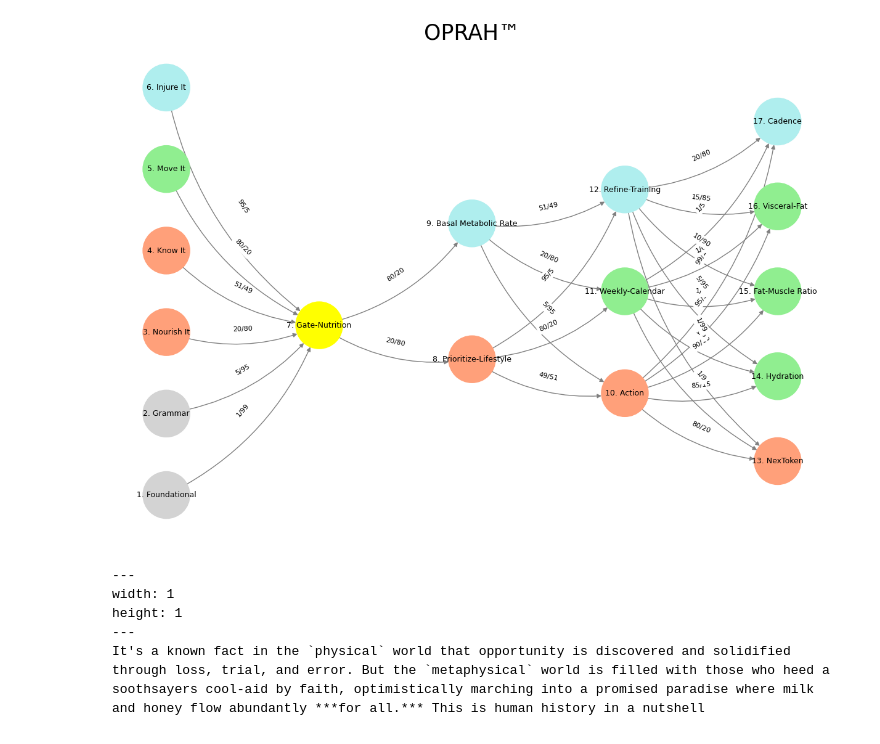
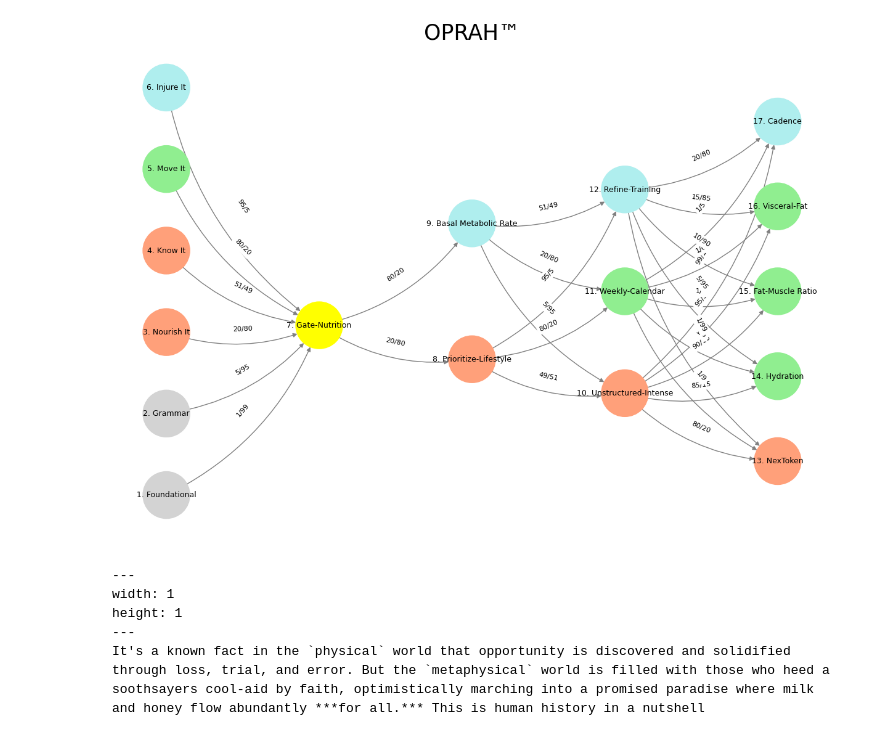
Before and after one commit to abikesa/valuechain, a Jupyter notebook: kitabo/ensi/_build/jupyter_execute/act2/chapter2.ipynb, the cells around one changed output. Cells and saved outputs as stored; diff of their text form; code cells hidden in the pictures.

````diff
--- a/kitabo/ensi/_build/jupyter_execute/act2/chapter2.ipynb
+++ b/kitabo/ensi/_build/jupyter_execute/act2/chapter2.ipynb
@@ -48,7 +48,7 @@ def define_layers():
         'Suis': ['Foundational', 'Grammar', 'Nourish It', 'Know It', "Move It", 'Injure It'],  # Static
         'Voir': ['Gate-Nutrition'],
         'Choisis': ['Prioritize-Lifestyle', 'Basal Metabolic Rate'],
-        'Deviens': ['Action', 'Weekly-Calendar', 'Refine-Training'],
+        'Deviens': ['Unstructured-Intense', 'Weekly-Calendar', 'Refine-Training'],
         "M'èléve": ['NexToken', 'Hydration', 'Fat-Muscle Ratio', 'Visceral-Fat', 'Cadence']
     }
 
@@ -58,7 +58,7 @@ def assign_colors():
         'yellow': ['Gate-Nutrition'],
         'paleturquoise': ['Injure It', 'Basal Metabolic Rate', 'Refine-Training', 'Cadence'],
         'lightgreen': ["Move It", 'Weekly-Calendar', 'Hydration', 'Visceral-Fat', 'Fat-Muscle Ratio'],
-        'lightsalmon': ['Nourish It', 'Know It', 'Prioritize-Lifestyle', 'Action', 'NexToken'],
+        'lightsalmon': ['Nourish It', 'Know It', 'Prioritize-Lifestyle', 'Unstructured-Intense', 'NexToken'],
     }
     return {node: color for color, nodes in color_map.items() for node in nodes}
 
@@ -73,17 +73,17 @@ def define_edges():
         ('Injure It', 'Gate-Nutrition'): '95/5',
         ('Gate-Nutrition', 'Prioritize-Lifestyle'): '20/80',
         ('Gate-Nutrition', 'Basal Metabolic Rate'): '80/20',
-        ('Prioritize-Lifestyle', 'Action'): '49/51',
+        ('Prioritize-Lifestyle', 'Unstructured-Intense'): '49/51',
         ('Prioritize-Lifestyle', 'Weekly-Calendar'): '80/20',
         ('Prioritize-Lifestyle', 'Refine-Training'): '95/5',
-        ('Basal Metabolic Rate', 'Action'): '5/95',
+        ('Basal Metabolic Rate', 'Unstructured-Intense'): '5/95',
         ('Basal Metabolic Rate', 'Weekly-Calendar'): '20/80',
         ('Basal Metabolic Rate', 'Refine-Training'): '51/49',
-        ('Action', 'NexToken'): '80/20',
-        ('Action', 'Hydration'): '85/15',
-        ('Action', 'Fat-Muscle Ratio'): '90/10',
-        ('Action', 'Visceral-Fat'): '95/5',
-        ('Action', 'Cadence'): '99/1',
+        ('Unstructured-Intense', 'NexToken'): '80/20',
+        ('Unstructured-Intense', 'Hydration'): '85/15',
+        ('Unstructured-Intense', 'Fat-Muscle Ratio'): '90/10',
+        ('Unstructured-Intense', 'Visceral-Fat'): '95/5',
+        ('Unstructured-Intense', 'Cadence'): '99/1',
         ('Weekly-Calendar', 'NexToken'): '1/9',
         ('Weekly-Calendar', 'Hydration'): '1/8',
         ('Weekly-Calendar', 'Fat-Muscle Ratio'): '1/7',
@@ -122,34 +122,34 @@ def visualize_nn():
     for i, (layer_name, nodes) in enumerate(layers.items()):
         positions = calculate_positions(nodes, x_offset=i * 2)
         for node, position in zip(nodes, positions):
             new_node = mapping[node]
             G.add_node(new_node, layer=layer_name)
             pos[new_node] = position
             node_colors.append(colors.get(node, 'lightgray'))
 
     # Add edges with updated node labels
     for (source, target), weight in edges.items():
         if source in mapping and target in mapping:
             new_source = mapping[source]
             new_target = mapping[target]
             G.add_edge(new_source, new_target, weight=weight)
 
     # Draw the graph
     plt.figure(figsize=(12, 8))
     edges_labels = {(u, v): d["weight"] for u, v, d in G.edges(data=True)}
 
     nx.draw(
         G, pos, with_labels=True, node_color=node_colors, edge_color='gray',
         node_size=3000, font_size=9, connectionstyle="arc3,rad=0.2"
     )
     nx.draw_networkx_edge_labels(G, pos, edge_labels=edges_labels, font_size=8)
     plt.title("OPRAH™", fontsize=25)
     plt.show()
 
 # Run the visualization
 visualize_nn()
 # %% [output]
-[figure, old version]
+[figure, new version]
 # %% [markdown]
 ```{figure} ../figures/blanche.*
 ---
````
Also changed, not shown: parts of 1 cell of this notebook, 13 other files.
